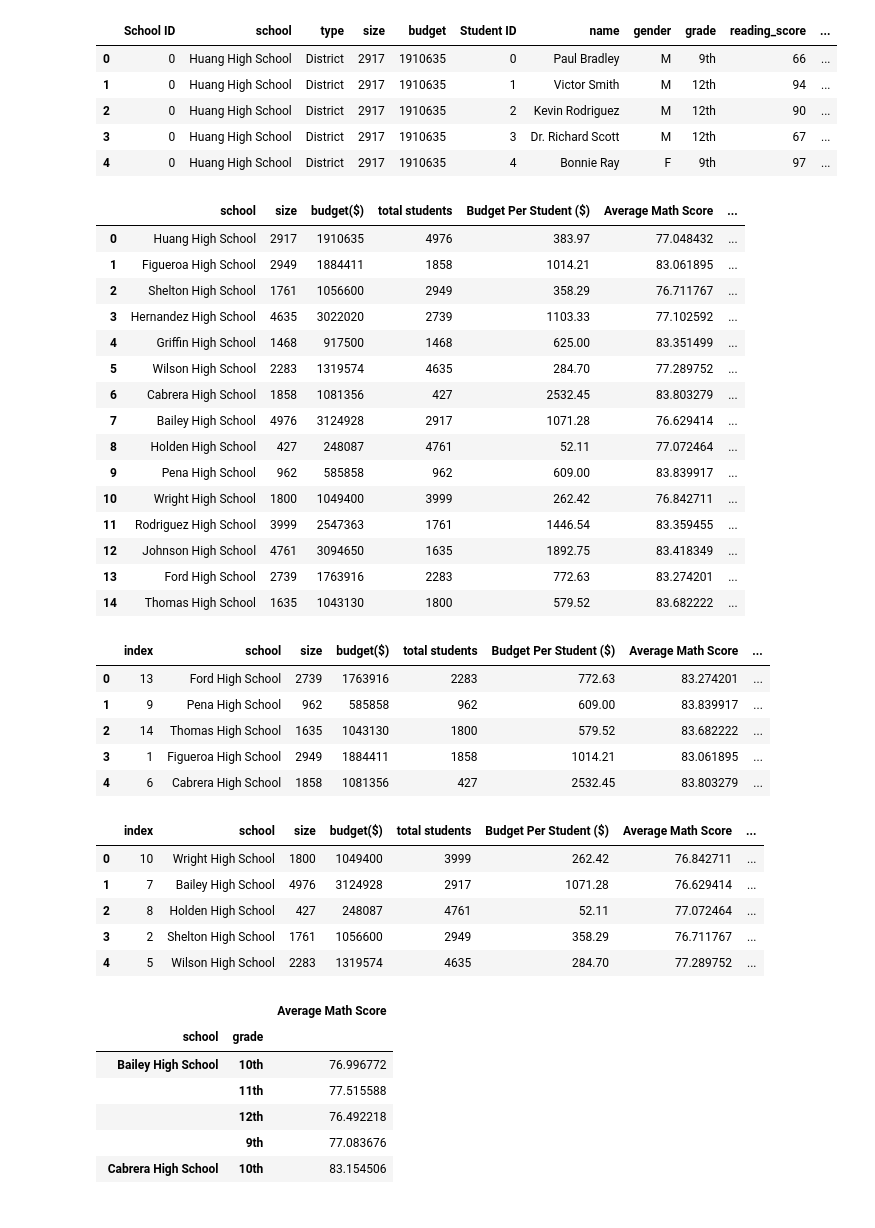
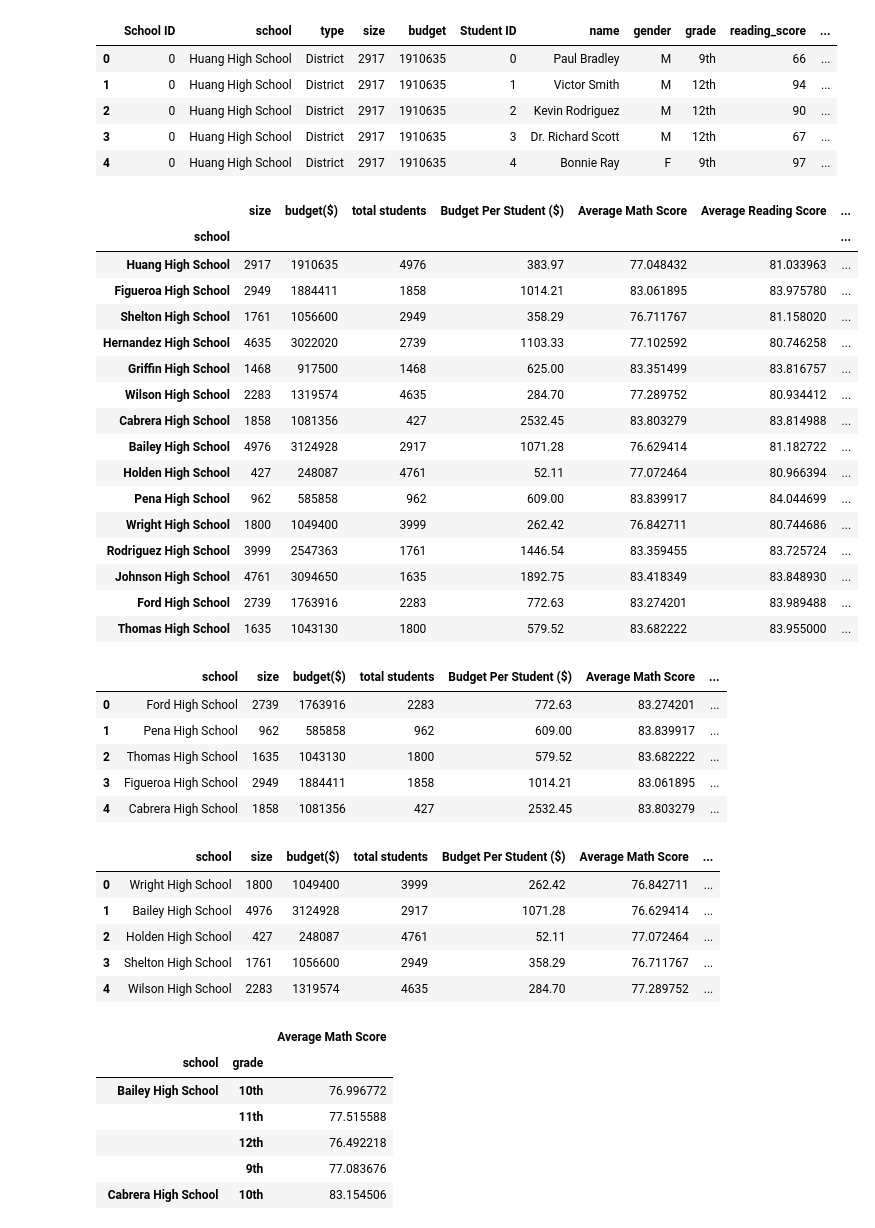
Before and after one commit to AbdulazizGebril/Workspace, a Jupyter notebook: PyCitySchools/Pycityschools.ipynb, the cells around one changed output. Cells and saved outputs as stored; diff of their text form; code cells hidden in the pictures.

```diff
--- a/PyCitySchools/Pycityschools.ipynb
+++ b/PyCitySchools/Pycityschools.ipynb
@@ -162,12 +162,14 @@ merge_table_2.head()
 | 3 | 0 | Huang High School | District | 2917 | 1910635 | 3 | Dr. Richard Scott | M | 12th | 67 | ... |
 | 4 | 0 | Huang High School | District | 2917 | 1910635 | 4 | Bonnie Ray | F | 9th | 97 | ... |
 # %%
-grouped_schools=merge_table_2.groupby("school")
+grouped_schools=merge_table_2.set_index("school").groupby("school")
 # %%
-schools_list=schools_complete["school"]
-schools_size=schools_complete["size"]
-schools_type= schools_complete["type"]
-schools_budget=schools_complete["budget"]
+#schools_list=schools_complete["school"]
+#schools_size=schools_complete["size"]
+#schools_type= schools_complete["type"]
+schools_size=schools_complete.set_index("school")["size"]
+schools_type=schools_complete.set_index("school")["type"]
+schools_budget=schools_complete.set_index("school")["budget"]
 total_school_students= grouped_schools["name"].count().tolist()
 
 math_score=grouped_schools["math_score"].value_counts()
@@ -193,36 +195,38 @@ for x , group in grouped_schools:
     passing_math_list.append(math_percentage)
     passing_reading_list.append(reading_percentage)
 # %%
-school_summary_table=pd.DataFrame(schools_list, columns=["school"])
+#school_summary_table=pd.DataFrame(schools_list, columns=["school"])
 #school_summary_table["type"]=schools_type
-school_summary_table["size"]=schools_size
+school_summary_table= pd.DataFrame(schools_size, columns=["size"])
+#school_summary_table["size"]=schools_size
 school_summary_table["budget($)"]=schools_budget
 school_summary_table["total students"]=total_school_students
 school_summary_table["Budget Per Student ($)"]= round(school_summary_table["budget($)"] / school_summary_table["total students"], 2)
 school_summary_table["Average Math Score"]=avg_math_score
 school_summary_table["Average Reading Score"]=avg_reading_score
 
 school_summary_table["% Passing Math"]= passing_math_list
 school_summary_table["% Passing Reading"]=passing_reading_list
 school_summary_table["% Overall Passing Rate"]= round(( school_summary_table["% Passing Math"]+ school_summary_table["% Passing Reading"]) / 2, 2)
 school_summary_table
 # %% [output]
-|  | school | size | budget($) | total students | Budget Per Student ($) | Average Math Score | ... |
-| 0 | Huang High School | 2917 | 1910635 | 4976 | 383.97 | 77.048432 | ... |
-| 1 | Figueroa High School | 2949 | 1884411 | 1858 | 1014.21 | 83.061895 | ... |
-| 2 | Shelton High School | 1761 | 1056600 | 2949 | 358.29 | 76.711767 | ... |
-| 3 | Hernandez High School | 4635 | 3022020 | 2739 | 1103.33 | 77.102592 | ... |
-| 4 | Griffin High School | 1468 | 917500 | 1468 | 625.00 | 83.351499 | ... |
-| 5 | Wilson High School | 2283 | 1319574 | 4635 | 284.70 | 77.289752 | ... |
-| 6 | Cabrera High School | 1858 | 1081356 | 427 | 2532.45 | 83.803279 | ... |
-| 7 | Bailey High School | 4976 | 3124928 | 2917 | 1071.28 | 76.629414 | ... |
-| 8 | Holden High School | 427 | 248087 | 4761 | 52.11 | 77.072464 | ... |
-| 9 | Pena High School | 962 | 585858 | 962 | 609.00 | 83.839917 | ... |
-| 10 | Wright High School | 1800 | 1049400 | 3999 | 262.42 | 76.842711 | ... |
-| 11 | Rodriguez High School | 3999 | 2547363 | 1761 | 1446.54 | 83.359455 | ... |
-| 12 | Johnson High School | 4761 | 3094650 | 1635 | 1892.75 | 83.418349 | ... |
-| 13 | Ford High School | 2739 | 1763916 | 2283 | 772.63 | 83.274201 | ... |
-| 14 | Thomas High School | 1635 | 1043130 | 1800 | 579.52 | 83.682222 | ... |
+|  | size | budget($) | total students | Budget Per Student ($) | Average Math Score | Average Reading Score | ... |
+| school |  |  |  |  |  |  | ... |
+| Huang High School | 2917 | 1910635 | 4976 | 383.97 | 77.048432 | 81.033963 | ... |
+| Figueroa High School | 2949 | 1884411 | 1858 | 1014.21 | 83.061895 | 83.975780 | ... |
+| Shelton High School | 1761 | 1056600 | 2949 | 358.29 | 76.711767 | 81.158020 | ... |
+| Hernandez High School | 4635 | 3022020 | 2739 | 1103.33 | 77.102592 | 80.746258 | ... |
+| Griffin High School | 1468 | 917500 | 1468 | 625.00 | 83.351499 | 83.816757 | ... |
+| Wilson High School | 2283 | 1319574 | 4635 | 284.70 | 77.289752 | 80.934412 | ... |
+| Cabrera High School | 1858 | 1081356 | 427 | 2532.45 | 83.803279 | 83.814988 | ... |
+| Bailey High School | 4976 | 3124928 | 2917 | 1071.28 | 76.629414 | 81.182722 | ... |
+| Holden High School | 427 | 248087 | 4761 | 52.11 | 77.072464 | 80.966394 | ... |
+| Pena High School | 962 | 585858 | 962 | 609.00 | 83.839917 | 84.044699 | ... |
+| Wright High School | 1800 | 1049400 | 3999 | 262.42 | 76.842711 | 80.744686 | ... |
+| Rodriguez High School | 3999 | 2547363 | 1761 | 1446.54 | 83.359455 | 83.725724 | ... |
+| Johnson High School | 4761 | 3094650 | 1635 | 1892.75 | 83.418349 | 83.848930 | ... |
+| Ford High School | 2739 | 1763916 | 2283 | 772.63 | 83.274201 | 83.989488 | ... |
+| Thomas High School | 1635 | 1043130 | 1800 | 579.52 | 83.682222 | 83.955000 | ... |
 # %%
 top_school_overall_rate = school_summary_table.sort_values(["% Overall Passing Rate"], ascending=False)
 
@@ -230,23 +234,23 @@ top_school_overall_rate.reset_index(inplace=True)
 
 top_school_overall_rate.head(5)
 # %% [output]
-|  | index | school | size | budget($) | total students | Budget Per Student ($) | Average Math Score | ... |
-| 0 | 13 | Ford High School | 2739 | 1763916 | 2283 | 772.63 | 83.274201 | ... |
-| 1 | 9 | Pena High School | 962 | 585858 | 962 | 609.00 | 83.839917 | ... |
-| 2 | 14 | Thomas High School | 1635 | 1043130 | 1800 | 579.52 | 83.682222 | ... |
-| 3 | 1 | Figueroa High School | 2949 | 1884411 | 1858 | 1014.21 | 83.061895 | ... |
-| 4 | 6 | Cabrera High School | 1858 | 1081356 | 427 | 2532.45 | 83.803279 | ... |
+|  | school | size | budget($) | total students | Budget Per Student ($) | Average Math Score | ... |
+| 0 | Ford High School | 2739 | 1763916 | 2283 | 772.63 | 83.274201 | ... |
+| 1 | Pena High School | 962 | 585858 | 962 | 609.00 | 83.839917 | ... |
+| 2 | Thomas High School | 1635 | 1043130 | 1800 | 579.52 | 83.682222 | ... |
+| 3 | Figueroa High School | 2949 | 1884411 | 1858 | 1014.21 | 83.061895 | ... |
+| 4 | Cabrera High School | 1858 | 1081356 | 427 | 2532.45 | 83.803279 | ... |
 # %%
 bottom_school_overall_rate= school_summary_table.sort_values(["% Overall Passing Rate"])
 bottom_school_overall_rate.reset_index(inplace=True)
 bottom_school_overall_rate.head(5)
 # %% [output]
-|  | index | school | size | budget($) | total students | Budget Per Student ($) | Average Math Score | ... |
-| 0 | 10 | Wright High School | 1800 | 1049400 | 3999 | 262.42 | 76.842711 | ... |
-| 1 | 7 | Bailey High School | 4976 | 3124928 | 2917 | 1071.28 | 76.629414 | ... |
-| 2 | 8 | Holden High School | 427 | 248087 | 4761 | 52.11 | 77.072464 | ... |
-| 3 | 2 | Shelton High School | 1761 | 1056600 | 2949 | 358.29 | 76.711767 | ... |
-| 4 | 5 | Wilson High School | 2283 | 1319574 | 4635 | 284.70 | 77.289752 | ... |
+|  | school | size | budget($) | total students | Budget Per Student ($) | Average Math Score | ... |
+| 0 | Wright High School | 1800 | 1049400 | 3999 | 262.42 | 76.842711 | ... |
+| 1 | Bailey High School | 4976 | 3124928 | 2917 | 1071.28 | 76.629414 | ... |
+| 2 | Holden High School | 427 | 248087 | 4761 | 52.11 | 77.072464 | ... |
+| 3 | Shelton High School | 1761 | 1056600 | 2949 | 358.29 | 76.711767 | ... |
+| 4 | Wilson High School | 2283 | 1319574 | 4635 | 284.70 | 77.289752 | ... |
 # %%
 math_by_grade= merge_table_2.groupby(["school","grade"])
 average_math_scores= math_by_grade["math_score"].mean()
```
Also changed, not shown: parts of 2 cells of this notebook, 7 other files.
